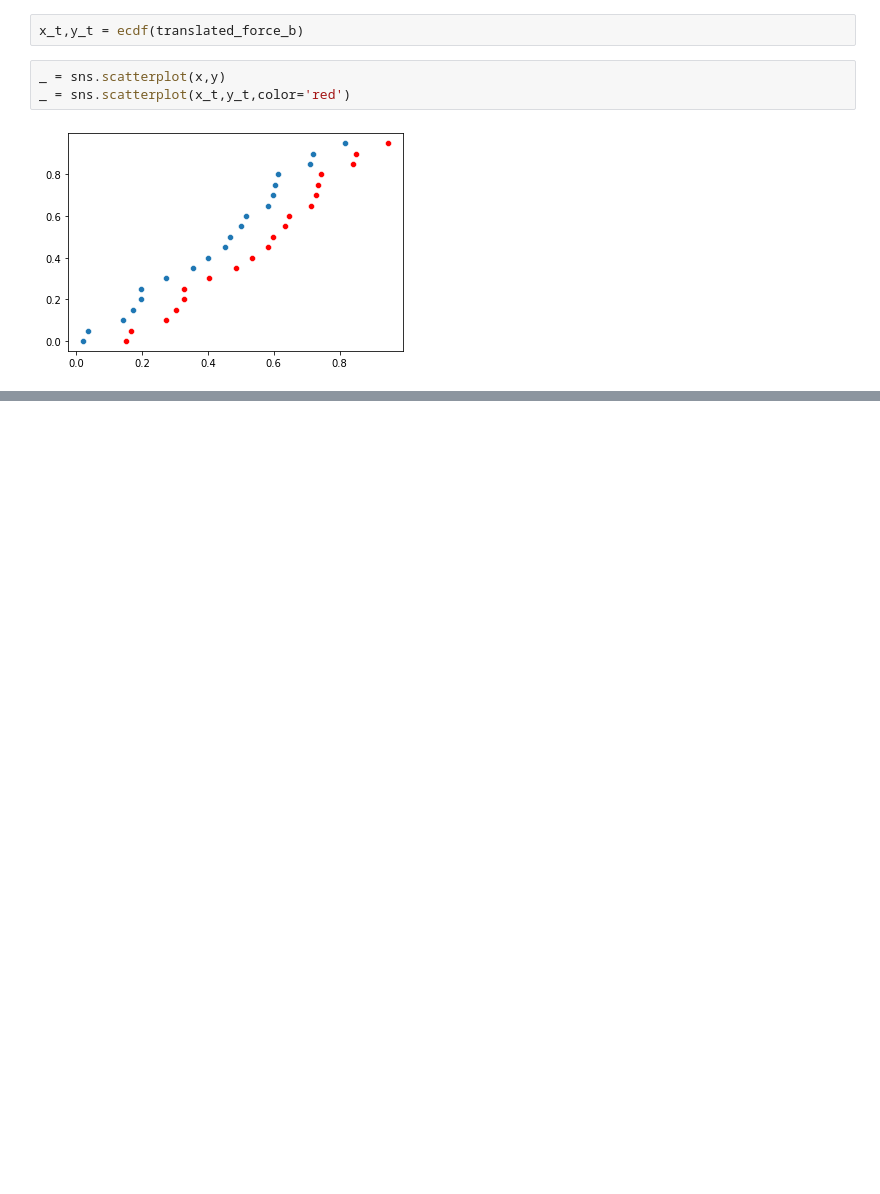
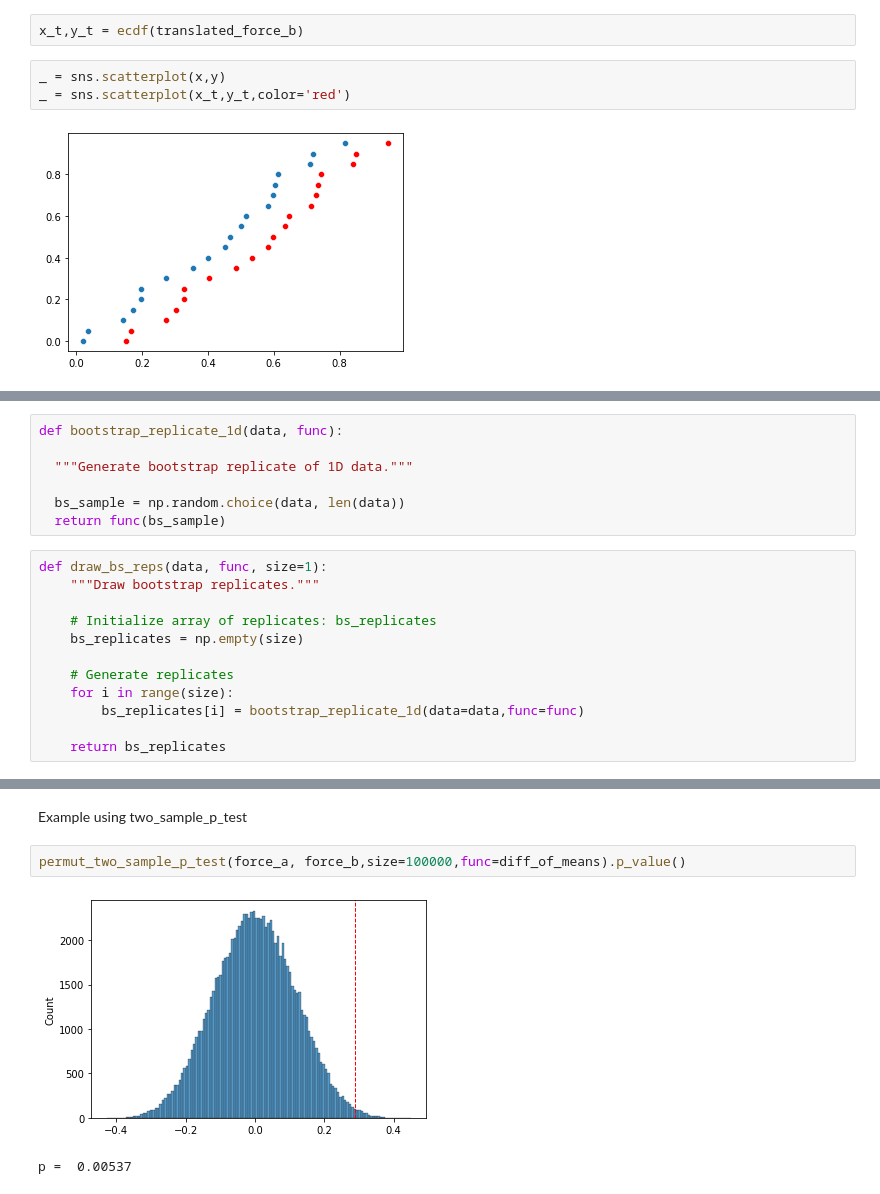
Before and after one commit to filipeaguiarrod/statistic_topics, a Jupyter notebook: Practical_case/Hypothesis_Tests.ipynb, the cells around one changed output, grey strips where cells are left out. Drawn from its saved outputs; the diff is of its cells as text; blank space fills up the shorter version.

```diff
--- a/Practical_case/Hypothesis_Tests.ipynb
+++ b/Practical_case/Hypothesis_Tests.ipynb
@@ -208,3 +237,22 @@ _ = sns.scatterplot(x_t,y_t,color='red')
+# %%
+def bootstrap_replicate_1d(data, func):
+
+  """Generate bootstrap replicate of 1D data."""
+
+  bs_sample = np.random.choice(data, len(data))
+  return func(bs_sample)
+# %%
+def draw_bs_reps(data, func, size=1):
+    """Draw bootstrap replicates."""
+
+    # Initialize array of replicates: bs_replicates
+    bs_replicates = np.empty(size)
+
+    # Generate replicates
+    for i in range(size):
+        bs_replicates[i] = bootstrap_replicate_1d(data=data,func=func)
+
+    return bs_replicates
 # %%
 # Make an array of translated impact forces: translated_force_b
 translated_force_b = force_b - np.mean(force_b) + 0.55 # Fixing the drift in mean
@@ -219,0 +360,7 @@ print('p = ', p )
+# %% [markdown]
+Example using two_sample_p_test
+# %%
+permut_two_sample_p_test(force_a, force_b,size=100000,func=diff_of_means).p_value()
+# %% [output]
+[figure, added]
+p =  0.00537
```
Also changed, not shown: parts of 23 cells of this notebook.
